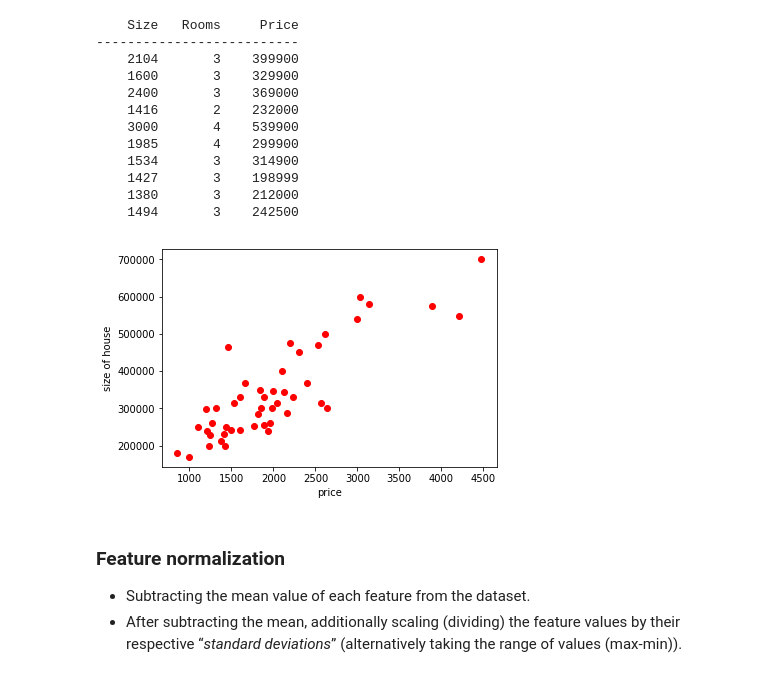
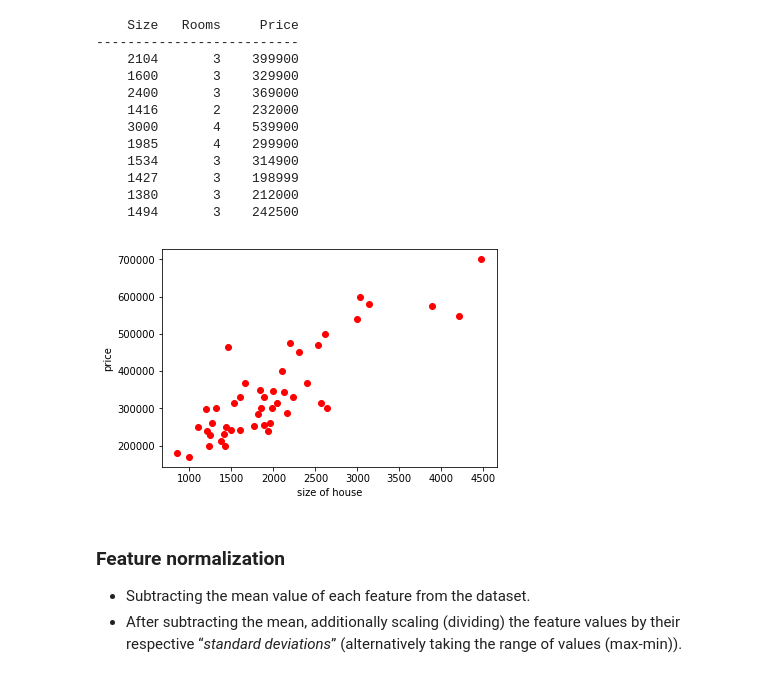
Before and after one commit to djordjebatic/Machine_Learning_Class_Coursera, a Jupyter notebook: Week 2 - Linear Regression/Assigment1.ipynb, the cells around one changed output. Drawn from its saved outputs; the diff is of its cells as text; code cells hidden in the pictures.

```diff
--- a/Week 2 - Linear Regression/Assigment1.ipynb
+++ b/Week 2 - Linear Regression/Assigment1.ipynb
@@ -329,15 +329,15 @@ for i in range(10):
 # %%
 def ploting(x, y):
     fig = pyplot.figure()  # open a new figure
 
     # ====================== YOUR CODE HERE =======================
     pyplot.plot(x, y, 'ro', ms=6)
-    pyplot.ylabel('size of house')
-    pyplot.xlabel('price')
+    pyplot.ylabel('price')
+    pyplot.xlabel('size of house')
 
 ploting(X[:, 0],y)
 # %% [output]
-[figure, old version]
+[figure, new version]
 # %% [markdown]
 ### Feature normalization
  - Subtracting the mean value of each feature from the dataset.
```
Also changed, not shown: parts of 7 cells of this notebook.
